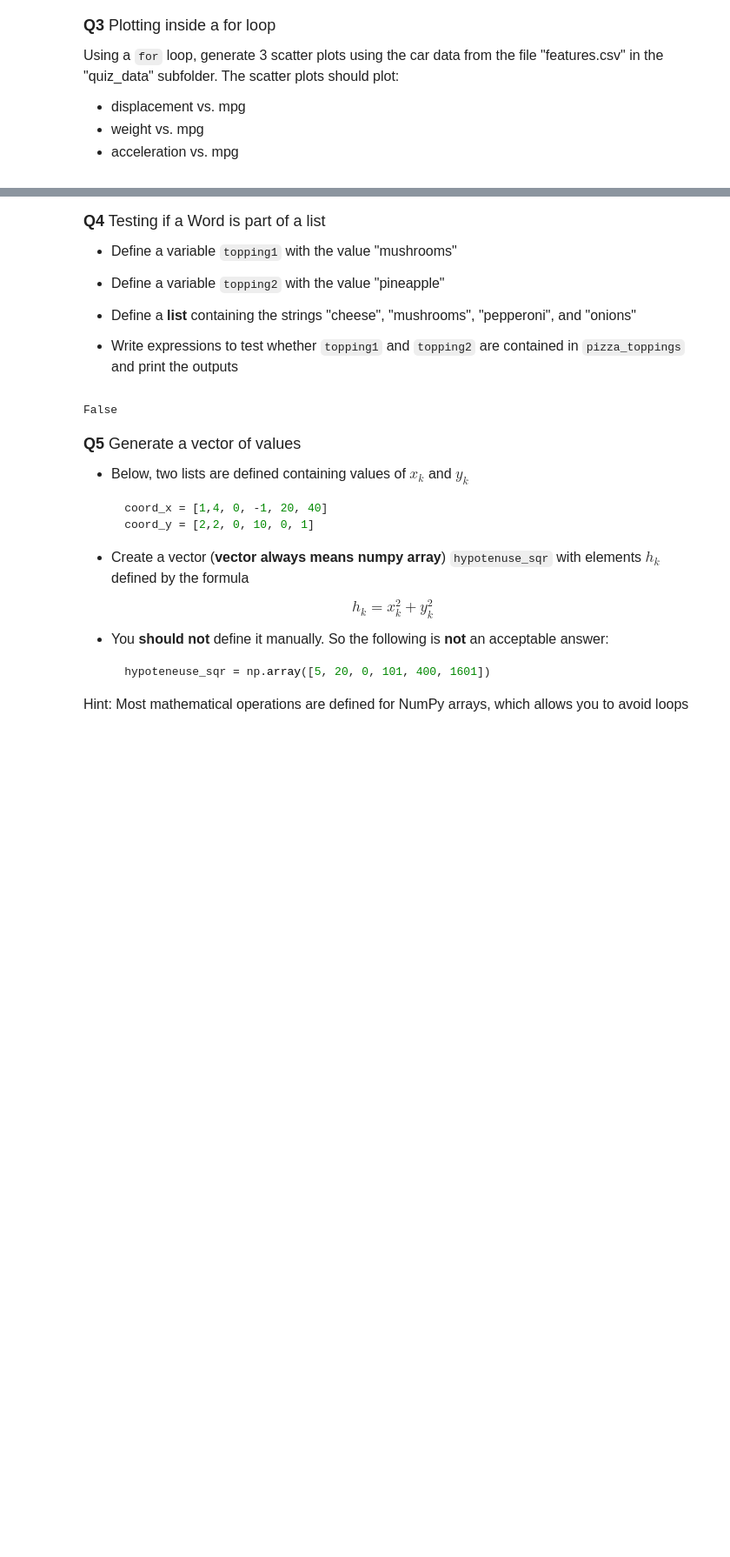
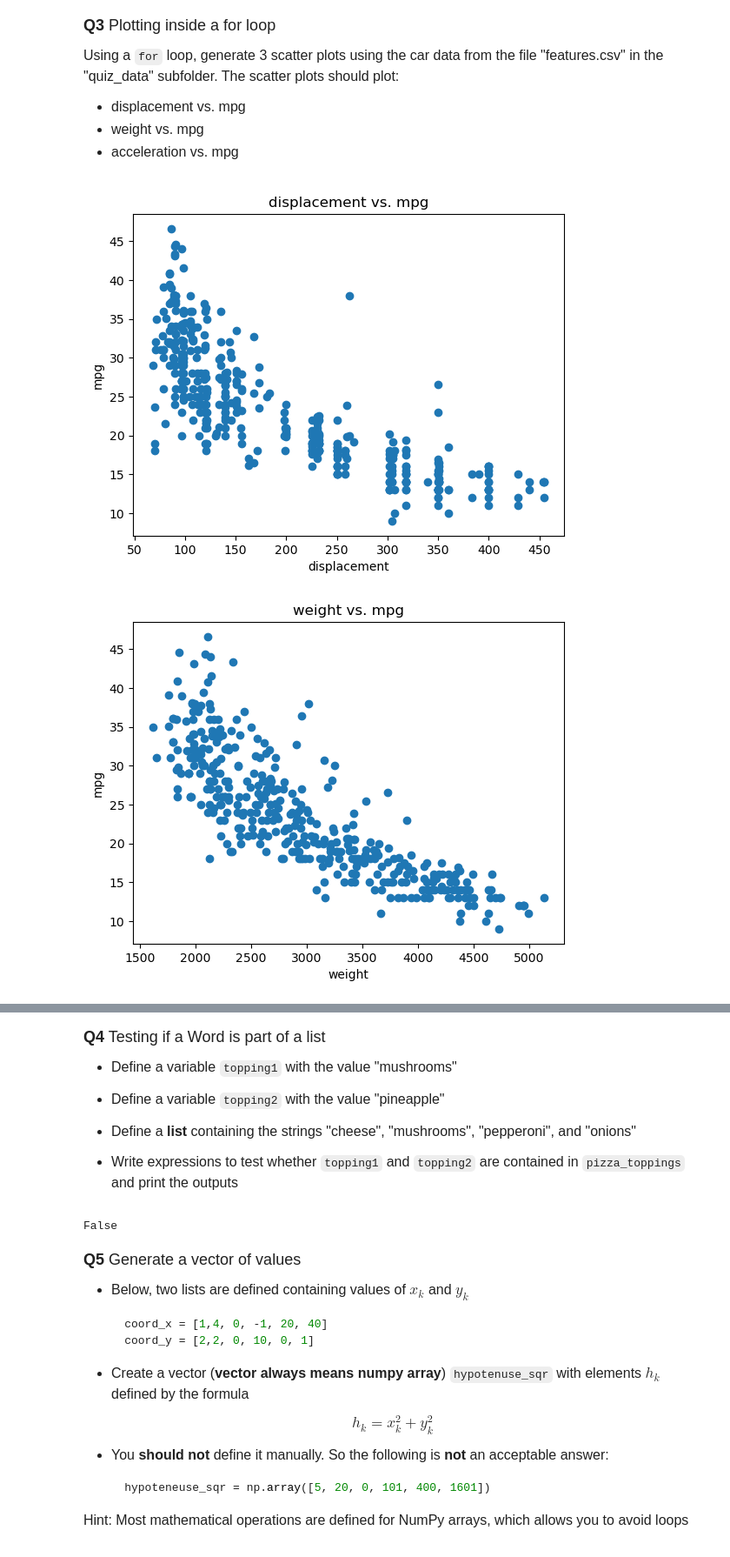
Before and after one commit to krisson381/datasci151spring2026, a Jupyter notebook: _quizzes/practice_quiz.ipynb, the cells around one changed output, grey strips where cells are left out. Shown at 87% size. Cells and saved outputs as stored; diff of their text form; code cells hidden in the pictures; blank space fills up the shorter version.

```diff
--- a/_quizzes/practice_quiz.ipynb
+++ b/_quizzes/practice_quiz.ipynb
@@ -118,3 +120,16 @@ Using a `for` loop, generate 3 scatter plots using the car data from the file "f
 - acceleration vs. mpg
 # %%
 # your code here
+df_cars = pd.read_csv("practice_quiz_feb12_solutions/quiz_data/features.csv")
+y_var = 'mpg'
+plot_var = ['displacement', 'weight', 'acceleration']
+
+for x_var in plot_var:
+    plt.scatter(x = df_cars[x_var], y = df_cars[y_var])
+    plt.xlabel(x_var)
+    plt.ylabel(y_var)
+    plt.title(x_var + " vs. " + y_var)
+    plt.show()
+# %% [output]
+[figure, added]
+[figure, added]
```
Also changed, not shown: parts of 4 cells of this notebook, 1 other file.
